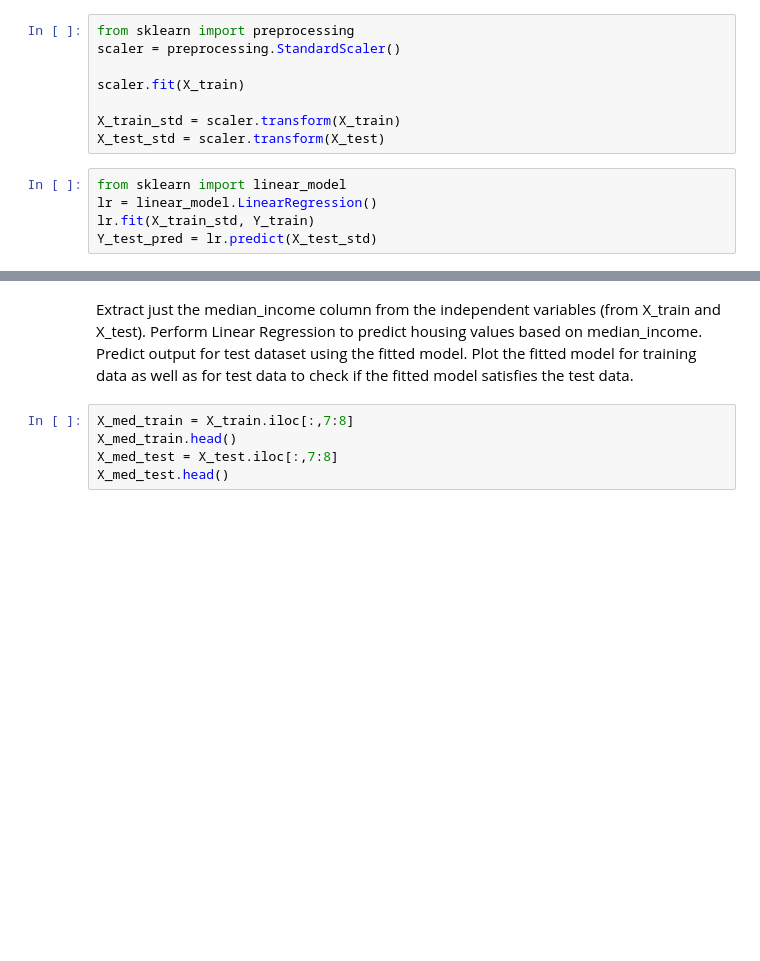
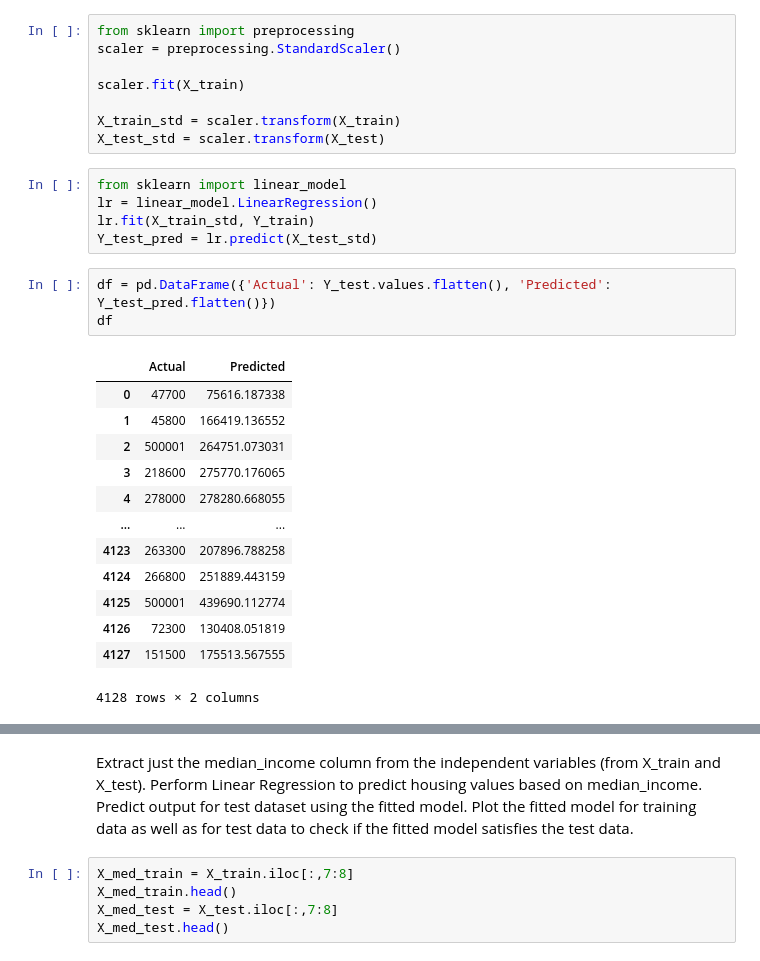
Before and after one commit to Adityav93/California_Housing, a Jupyter notebook: California_Housing_Price.ipynb, the cells around one changed output, grey strips where cells are left out. Drawn from its saved outputs; the diff is of its cells as text; blank space fills up the shorter version.

```diff
--- a/California_Housing_Price.ipynb
+++ b/California_Housing_Price.ipynb
@@ -140,3 +185,20 @@ from sklearn import linear_model
 lr = linear_model.LinearRegression()
 lr.fit(X_train_std, Y_train)
 Y_test_pred = lr.predict(X_test_std)
+# %%
+df = pd.DataFrame({'Actual': Y_test.values.flatten(), 'Predicted': Y_test_pred.flatten()})
+df
+# %% [output]
+|  | Actual | Predicted |
+| 0 | 47700 | 75616.187338 |
+| 1 | 45800 | 166419.136552 |
+| 2 | 500001 | 264751.073031 |
+| 3 | 218600 | 275770.176065 |
+| 4 | 278000 | 278280.668055 |
+| ... | ... | ... |
+| 4123 | 263300 | 207896.788258 |
+| 4124 | 266800 | 251889.443159 |
+| 4125 | 500001 | 439690.112774 |
+| 4126 | 72300 | 130408.051819 |
+| 4127 | 151500 | 175513.567555 |
+4128 rows × 2 columns
```
Also changed, not shown: parts of 30 cells of this notebook.
